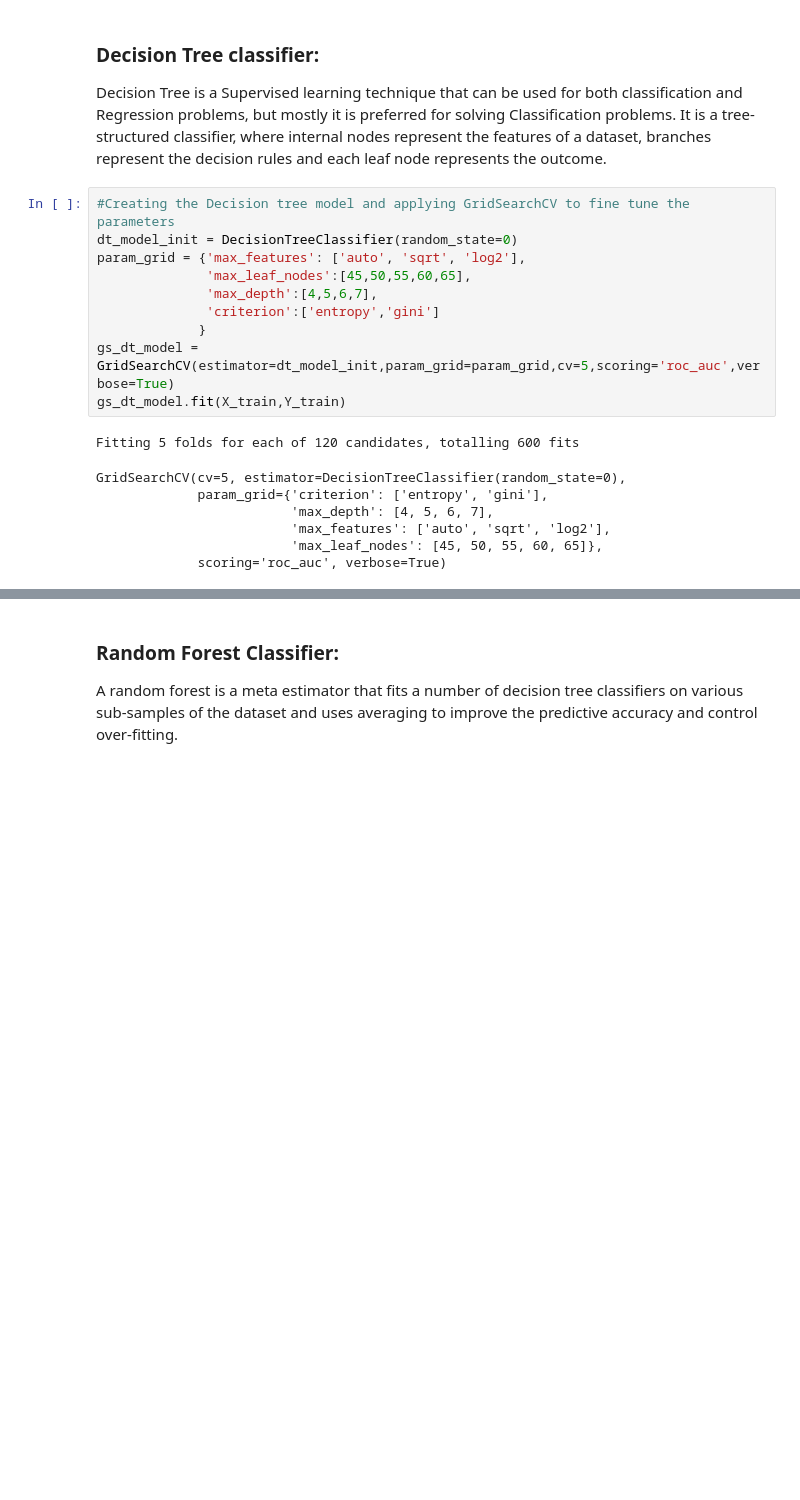
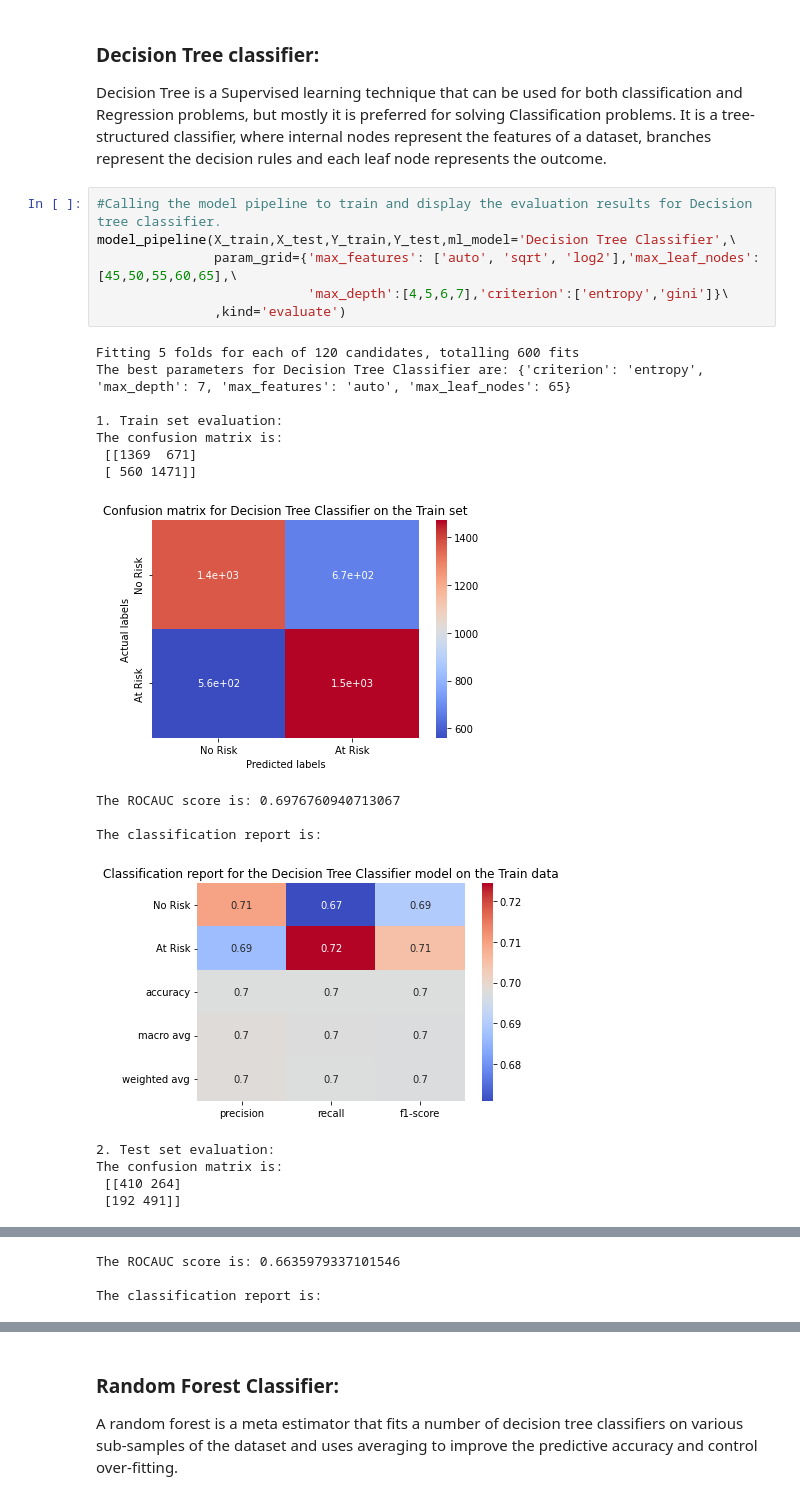
Before and after one commit to Syed-Adnan-S/Cardiovascular-Risk-Prediction, a Jupyter notebook: Cardiovascular_Risk_Prediction_Capstone_Project_Syed_Adnan_S.ipynb, the cells around one changed output, grey strips where cells are left out. Drawn from its saved outputs; the diff is of its cells as text; blank space fills up the shorter version.

```diff
--- a/Cardiovascular_Risk_Prediction_Capstone_Project_Syed_Adnan_S.ipynb
+++ b/Cardiovascular_Risk_Prediction_Capstone_Project_Syed_Adnan_S.ipynb
@@ -884,20 +853,25 @@ The classification report is:
 
 Decision Tree is a Supervised learning technique that can be used for both classification and Regression problems, but mostly it is preferred for solving Classification problems. It is a tree-structured classifier, where internal nodes represent the features of a dataset, branches represent the decision rules and each leaf node represents the outcome.
 # %%
-#Creating the Decision tree model and applying GridSearchCV to fine tune the parameters
-dt_model_init = DecisionTreeClassifier(random_state=0)
-param_grid = {'max_features': ['auto', 'sqrt', 'log2'],
-              'max_leaf_nodes':[45,50,55,60,65],
-              'max_depth':[4,5,6,7],
-              'criterion':['entropy','gini']
-             }
-gs_dt_model = GridSearchCV(estimator=dt_model_init,param_grid=param_grid,cv=5,scoring='roc_auc',verbose=True)
-gs_dt_model.fit(X_train,Y_train)
+#Calling the model pipeline to train and display the evaluation results for Decision tree classifier.
+model_pipeline(X_train,X_test,Y_train,Y_test,ml_model='Decision Tree Classifier',\
+               param_grid={'max_features': ['auto', 'sqrt', 'log2'],'max_leaf_nodes':[45,50,55,60,65],\
+                           'max_depth':[4,5,6,7],'criterion':['entropy','gini']}\
+               ,kind='evaluate')
 # %% [output]
 Fitting 5 folds for each of 120 candidates, totalling 600 fits
+The best parameters for Decision Tree Classifier are: {'criterion': 'entropy', 'max_depth': 7, 'max_features': 'auto', 'max_leaf_nodes': 65}
+
+1. Train set evaluation:
+The confusion matrix is:
+ [[1369  671]
+ [ 560 1471]]
+[figure, added]
-GridSearchCV(cv=5, estimator=DecisionTreeClassifier(random_state=0),
-             param_grid={'criterion': ['entropy', 'gini'],
-                         'max_depth': [4, 5, 6, 7],
-                         'max_features': ['auto', 'sqrt', 'log2'],
-                         'max_leaf_nodes': [45, 50, 55, 60, 65]},
-             scoring='roc_auc', verbose=True)
+The ROCAUC score is: 0.6976760940713067
+
+The classification report is:
+[figure, added]
+2. Test set evaluation:
+The confusion matrix is:
+ [[410 264]
+ [192 491]]
@@ -903,0 +879,3 @@ GridSearchCV(cv=5, estimator=DecisionTreeClassifier(random_state=0),
+The ROCAUC score is: 0.6635979337101546
+
+The classification report is:
```
Also changed, not shown: parts of 51 cells of this notebook.
